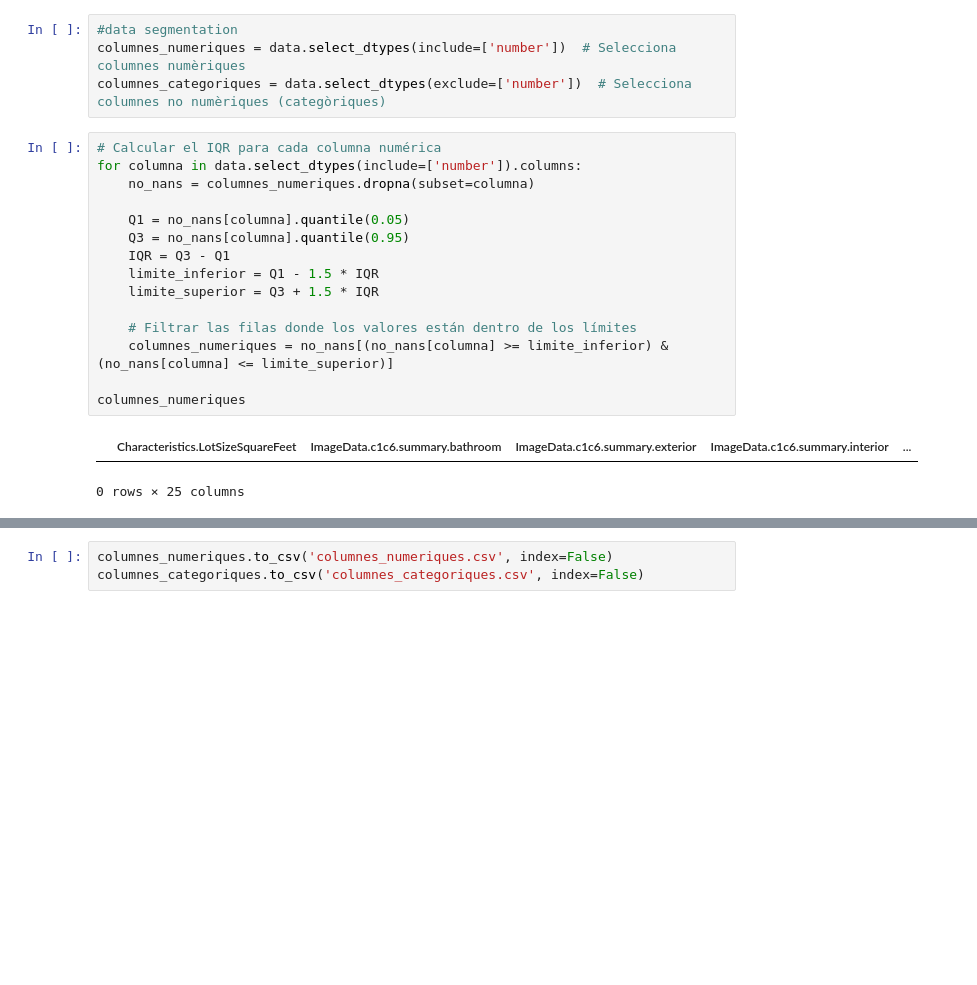
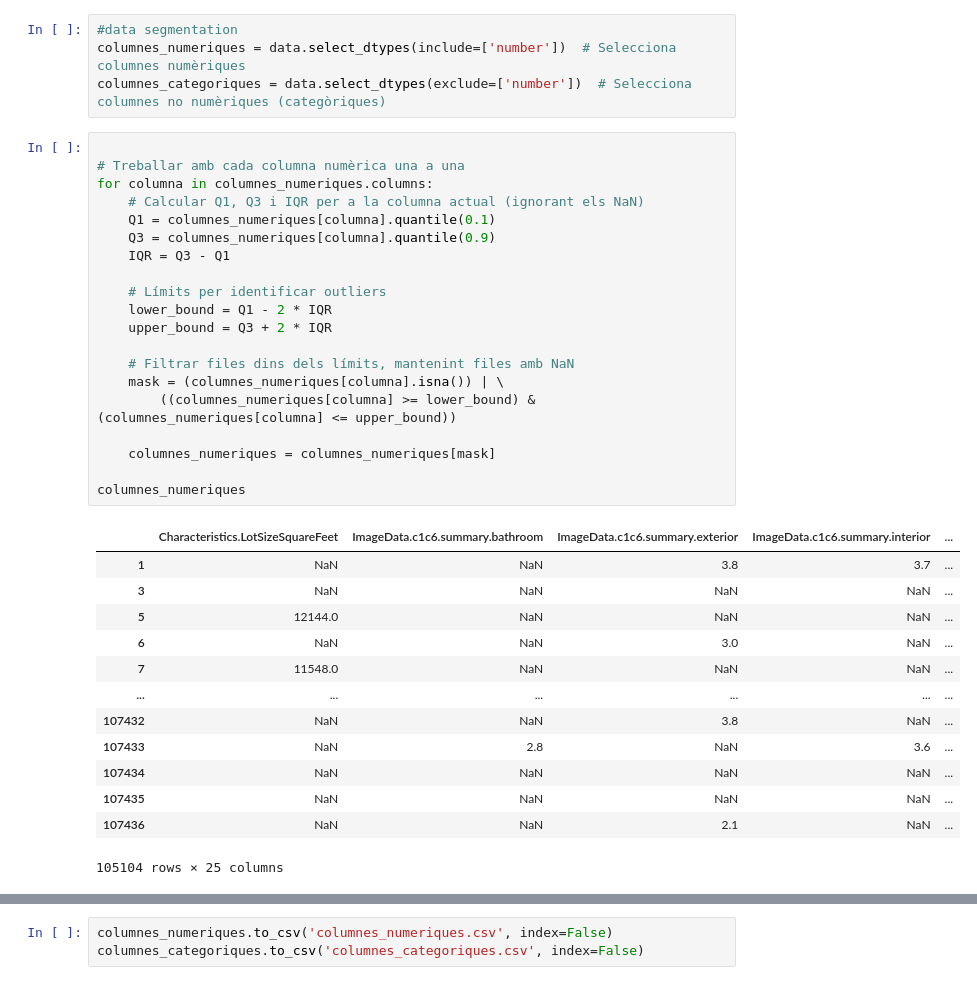
Before and after one commit to GenisLopez5/DatathonFME2024, a Jupyter notebook: main.ipynb, the cells around one changed output, grey strips where cells are left out. Saved outputs shown, nothing was run; the diff lists cells and outputs as text; blank space fills up the shorter version.

```diff
--- a/main.ipynb
+++ b/main.ipynb
@@ -69,24 +69,40 @@ array([   0.,   nan, 1926., 2006., 1967., 1990., 1976., 1940., 2007.,
 #data segmentation
 columnes_numeriques = data.select_dtypes(include=['number'])  # Selecciona columnes numèriques
 columnes_categoriques = data.select_dtypes(exclude=['number'])  # Selecciona columnes no numèriques (categòriques)
-# %%
-# Calcular el IQR para cada columna numérica
-for columna in data.select_dtypes(include=['number']).columns:
-    no_nans = columnes_numeriques.dropna(subset=columna)
-
-    Q1 = no_nans[columna].quantile(0.05)
-    Q3 = no_nans[columna].quantile(0.95)
-    IQR = Q3 - Q1
-    limite_inferior = Q1 - 1.5 * IQR
-    limite_superior = Q3 + 1.5 * IQR
-
-    # Filtrar las filas donde los valores están dentro de los límites
-    columnes_numeriques = no_nans[(no_nans[columna] >= limite_inferior) & (no_nans[columna] <= limite_superior)]
-
-columnes_numeriques
-# %% [output]
-|  | Characteristics.LotSizeSquareFeet | ImageData.c1c6.summary.bathroom | ImageData.c1c6.summary.exterior | ImageData.c1c6.summary.interior | ... |
-0 rows × 25 columns
+# %%
+
+# Treballar amb cada columna numèrica una a una
+for columna in columnes_numeriques.columns:
+    # Calcular Q1, Q3 i IQR per a la columna actual (ignorant els NaN)
+    Q1 = columnes_numeriques[columna].quantile(0.1)
+    Q3 = columnes_numeriques[columna].quantile(0.9)
+    IQR = Q3 - Q1
+
+    # Límits per identificar outliers
+    lower_bound = Q1 - 2 * IQR
+    upper_bound = Q3 + 2 * IQR
+
+    # Filtrar files dins dels límits, mantenint files amb NaN
+    mask = (columnes_numeriques[columna].isna()) | \
+        ((columnes_numeriques[columna] >= lower_bound) & (columnes_numeriques[columna] <= upper_bound))
+
+    columnes_numeriques = columnes_numeriques[mask]
+
+columnes_numeriques
+# %% [output]
+|  | Characteristics.LotSizeSquareFeet | ImageData.c1c6.summary.bathroom | ImageData.c1c6.summary.exterior | ImageData.c1c6.summary.interior | ... |
+| 1 | NaN | NaN | 3.8 | 3.7 | ... |
+| 3 | NaN | NaN | NaN | NaN | ... |
+| 5 | 12144.0 | NaN | NaN | NaN | ... |
+| 6 | NaN | NaN | 3.0 | NaN | ... |
+| 7 | 11548.0 | NaN | NaN | NaN | ... |
+| ... | ... | ... | ... | ... | ... |
+| 107432 | NaN | NaN | 3.8 | NaN | ... |
+| 107433 | NaN | 2.8 | NaN | 3.6 | ... |
+| 107434 | NaN | NaN | NaN | NaN | ... |
+| 107435 | NaN | NaN | NaN | NaN | ... |
+| 107436 | NaN | NaN | 2.1 | NaN | ... |
+105104 rows × 25 columns
 # %%
 # canviar els NaN per la mitjana de la columna
 columnes_numeriques = columnes_numeriques.apply(lambda col: col.fillna(col.mean(skipna=True)) if col.dtype in ['float64', 'int64'] else col)
```
Also changed, not shown: parts of 4 cells of this notebook, 1 other file.
